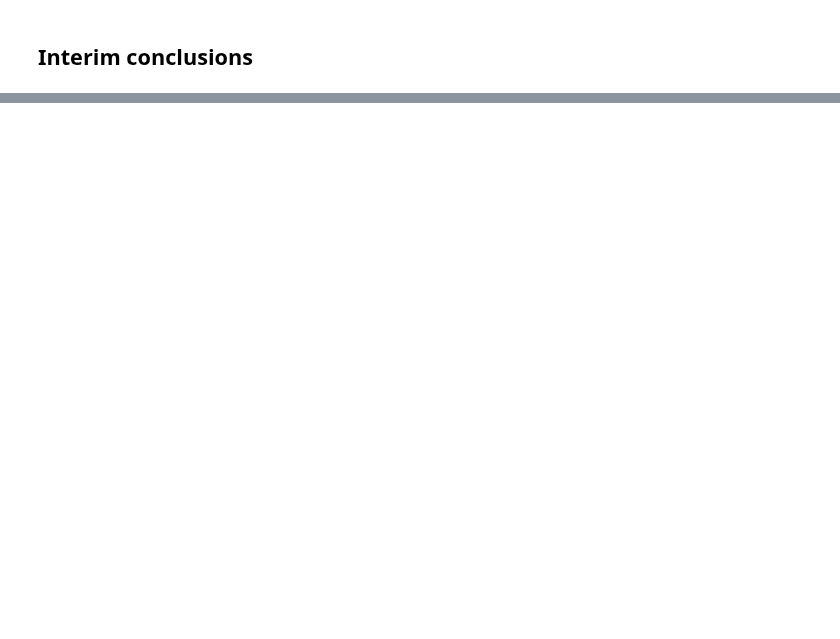
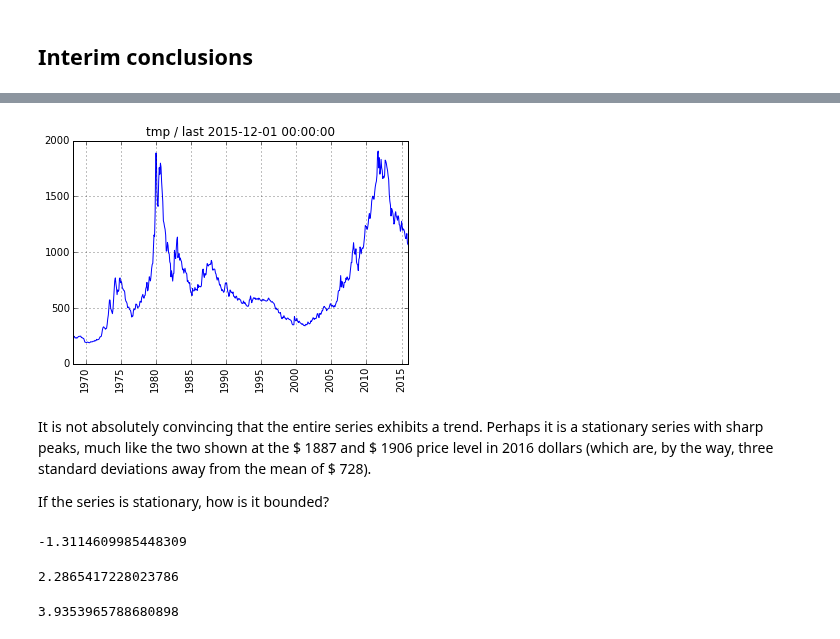
Before and after one commit to rsvp/fecon235, a Jupyter notebook: nb/fred-xau-tips.ipynb, the cells around one changed output, grey strips where cells are left out. Saved outputs shown, nothing was run; the diff lists cells and outputs as text; code cells hidden in the pictures; blank space fills up the shorter version.

```diff
--- a/nb/fred-xau-tips.ipynb
+++ b/nb/fred-xau-tips.ipynb
@@ -208,0 +304,5 @@ delta = coef * (-0.00-0.33)
+# %%
+gold_month = monthly(gold)
+defl = get( m4defl )
+# %%
+gold_real = todf( gold_month * defl, 'RAU' )
@@ -208,0 +321,12 @@ delta = coef * (-0.00-0.33)
+# %%
+plot(gold_real)
+# %% [output]
+[figure, added]
+# %% [markdown]
+It is not absolutely convincing that the entire series exhibits a trend.
+Perhaps it is a stationary series with sharp peaks,
+much like the two shown at the \$ 1887 and \$ 1906 price level in 2016 dollars
+(which are, by the way, three standard deviations away from the mean
+of \$ 728).
+
+If the series is stationary, how is it bounded?
@@ -208,0 +337,15 @@ delta = coef * (-0.00-0.33)
+# %%
+#  Convert max real gold:
+xau2tips( gold_real.RAU.max() )
+# %% [output]
+-1.3114609985448309
+# %%
+#  Convert mean real gold:
+xau2tips( gold_real.RAU.mean() )
+# %% [output]
+2.2865417228023786
+# %%
+#  Convert min real gold:
+xau2tips( gold_real.RAU.min() )
+# %% [output]
+3.9353965788680898
```
Also changed, not shown: parts of 52 cells of this notebook.
